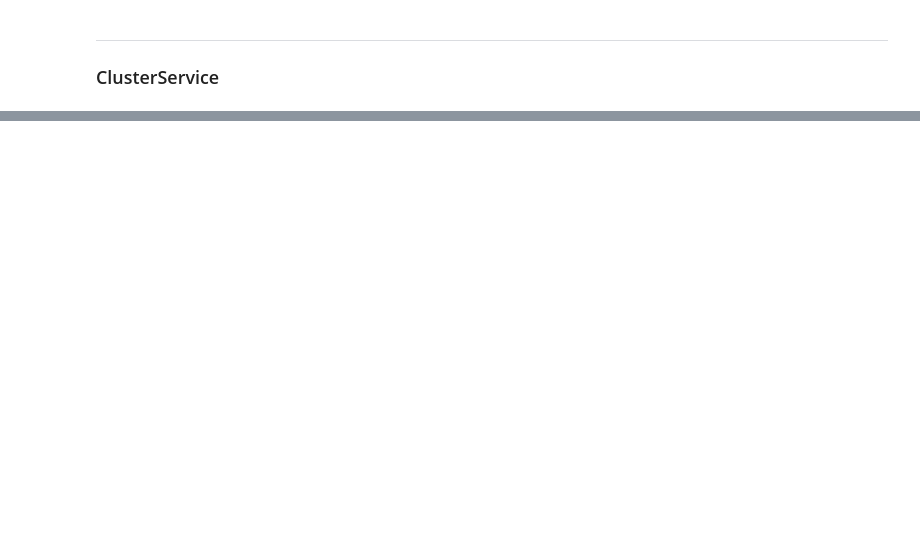
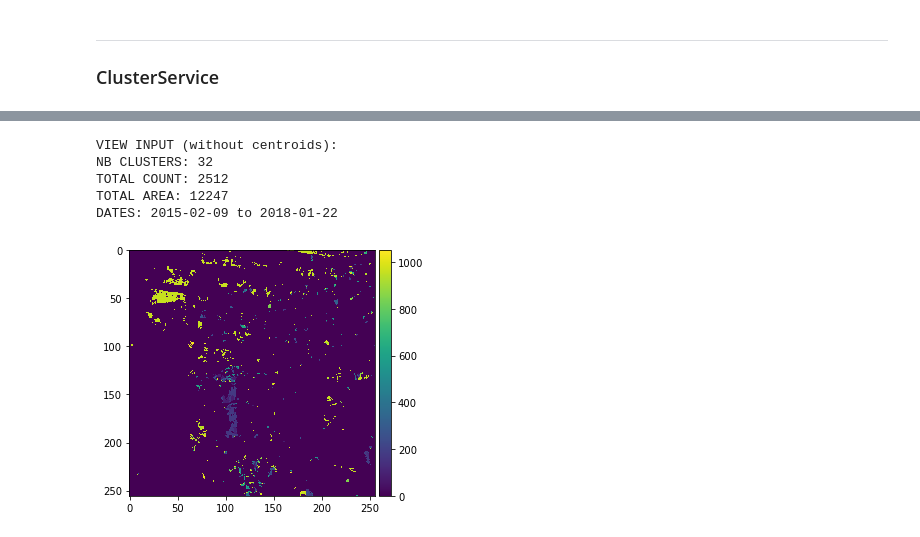
Before and after one commit to neerjad/glad_clusters, a Jupyter notebook: nb_archive/ClusterServiceViewer.ipynb, the cells around one changed output, grey strips where cells are left out. Drawn from its saved outputs; the diff is of its cells as text; code cells hidden in the pictures; blank space fills up the shorter version.

```diff
--- a/nb_archive/ClusterServiceViewer.ipynb
+++ b/nb_archive/ClusterServiceViewer.ipynb
@@ -134,0 +164,10 @@ u'UPDATING'
+# %%
+print("VIEW INPUT (without centroids):")
+view.input(36,centroids=False)
+# %% [output]
+VIEW INPUT (without centroids):
+NB CLUSTERS: 32
+TOTAL COUNT: 2512
+TOTAL AREA: 12247
+DATES: 2015-02-09 to 2018-01-22
+[figure, added]
```
Also changed, not shown: parts of 33 cells of this notebook, 1 other file.
